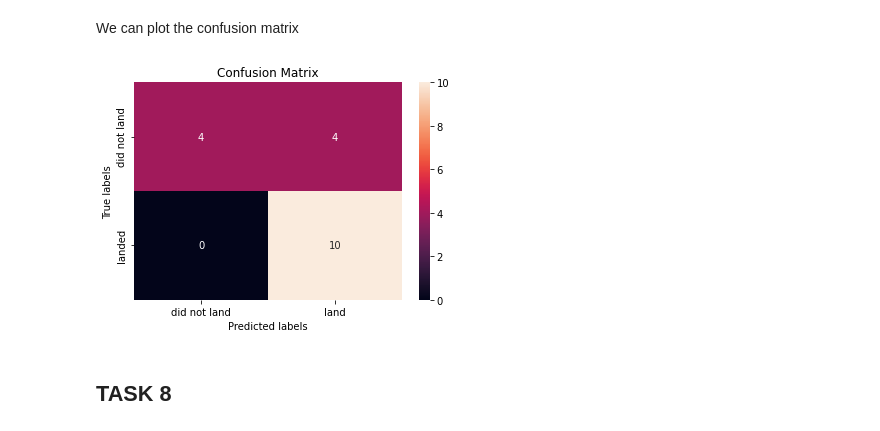
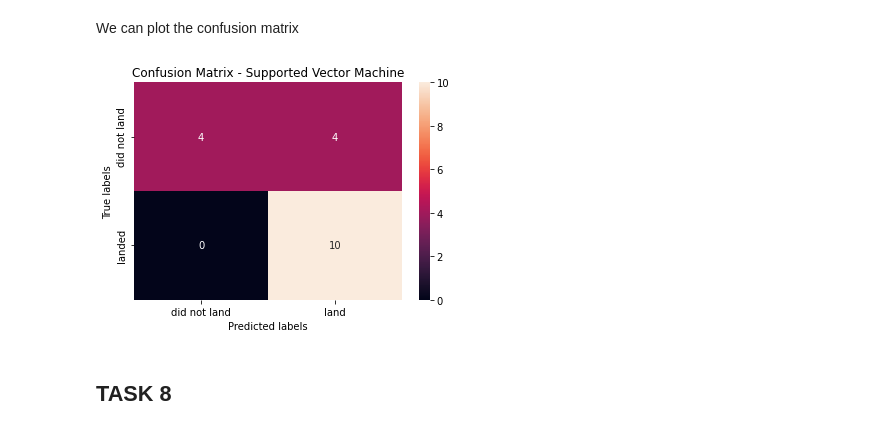
Before and after one commit to ArthurParuzel/SpaceXDataScience, a Jupyter notebook: 5. Final Report and findings/SpaceX_Machine Learning Prediction_Part_5 CLOUD.ipynb, the cells around one changed output. Cells and saved outputs as stored; diff of their text form; code cells hidden in the pictures.

```diff
--- a/5. Final Report and findings/SpaceX_Machine Learning Prediction_Part_5 CLOUD.ipynb
+++ b/5. Final Report and findings/SpaceX_Machine Learning Prediction_Part_5 CLOUD.ipynb
@@ -64,7 +64,7 @@ from sklearn.neighbors import KNeighborsClassifier
 # %% [markdown]
 This function is to plot the confusion matrix.
 # %%
-def plot_confusion_matrix(y,y_predict):
+def plot_confusion_matrix(y,y_predict, title=None):
     "this function plots the confusion matrix"
     from sklearn.metrics import confusion_matrix
 
@@ -73,7 +73,10 @@ def plot_confusion_matrix(y,y_predict):
     sns.heatmap(cm, annot=True, ax = ax); #annot=True to annotate cells
     ax.set_xlabel('Predicted labels')
     ax.set_ylabel('True labels')
-    ax.set_title('Confusion Matrix');
+    if title is None:
+        ax.set_title('Confusion Matrix');
+    else:
+        ax.set_title("Confusion Matrix "+ str(title))
     ax.xaxis.set_ticklabels(['did not land', 'land']); ax.yaxis.set_ticklabels(['did not land', 'landed'])
 # %% [markdown]
 ## Load the dataframe
@@ -247,9 +250,9 @@ bestSVM.score(X_test,Y_test)
 We can plot the confusion matrix
 # %%
 yhat=svm_cv.predict(X_test)
-plot_confusion_matrix(Y_test,yhat)
+plot_confusion_matrix(Y_test,yhat, "- Supported Vector Machine")
 # %% [output]
-[figure, old version]
+[figure, new version]
 # %% [markdown]
 ## TASK  8
 # %% [markdown]
```
Also changed, not shown: parts of 9 cells of this notebook.
